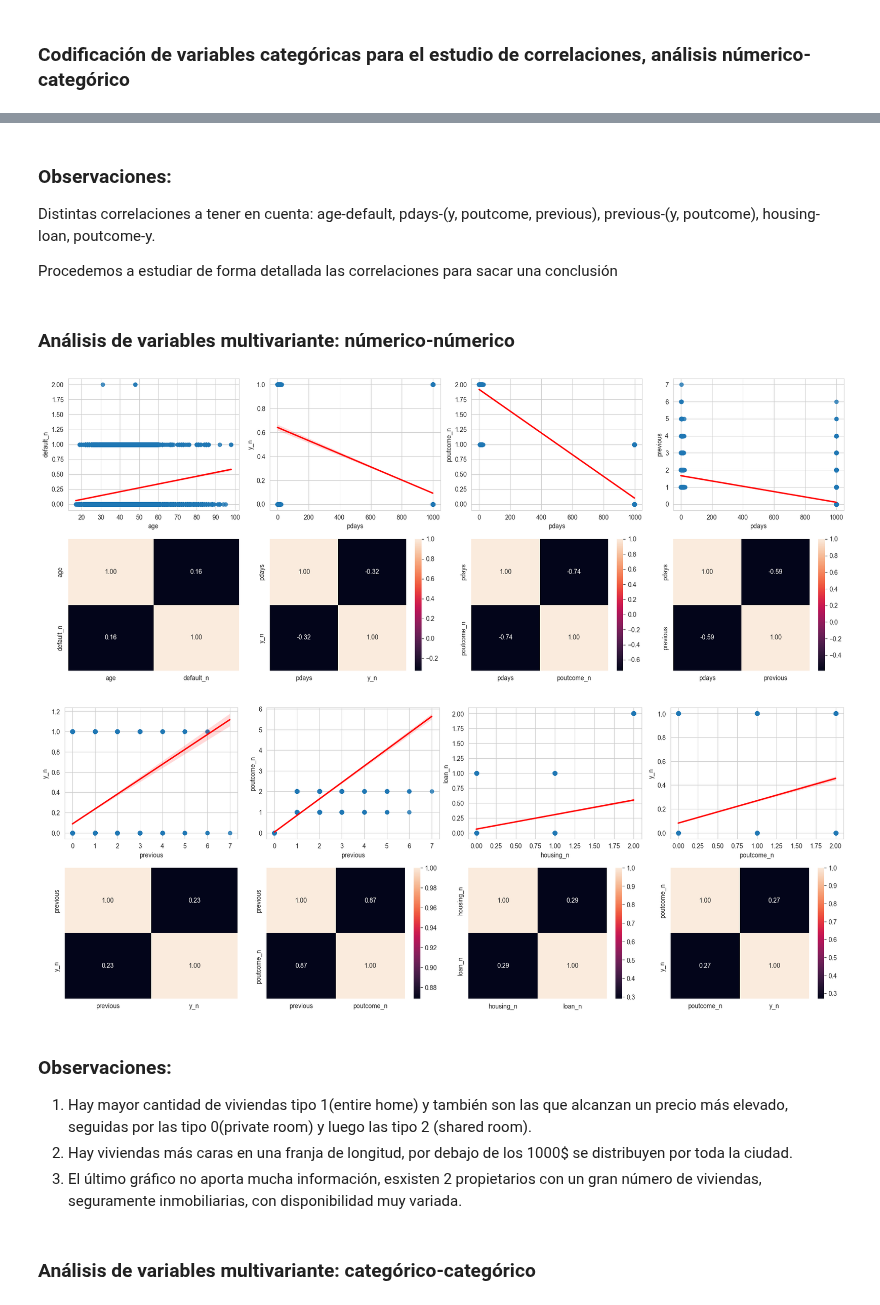
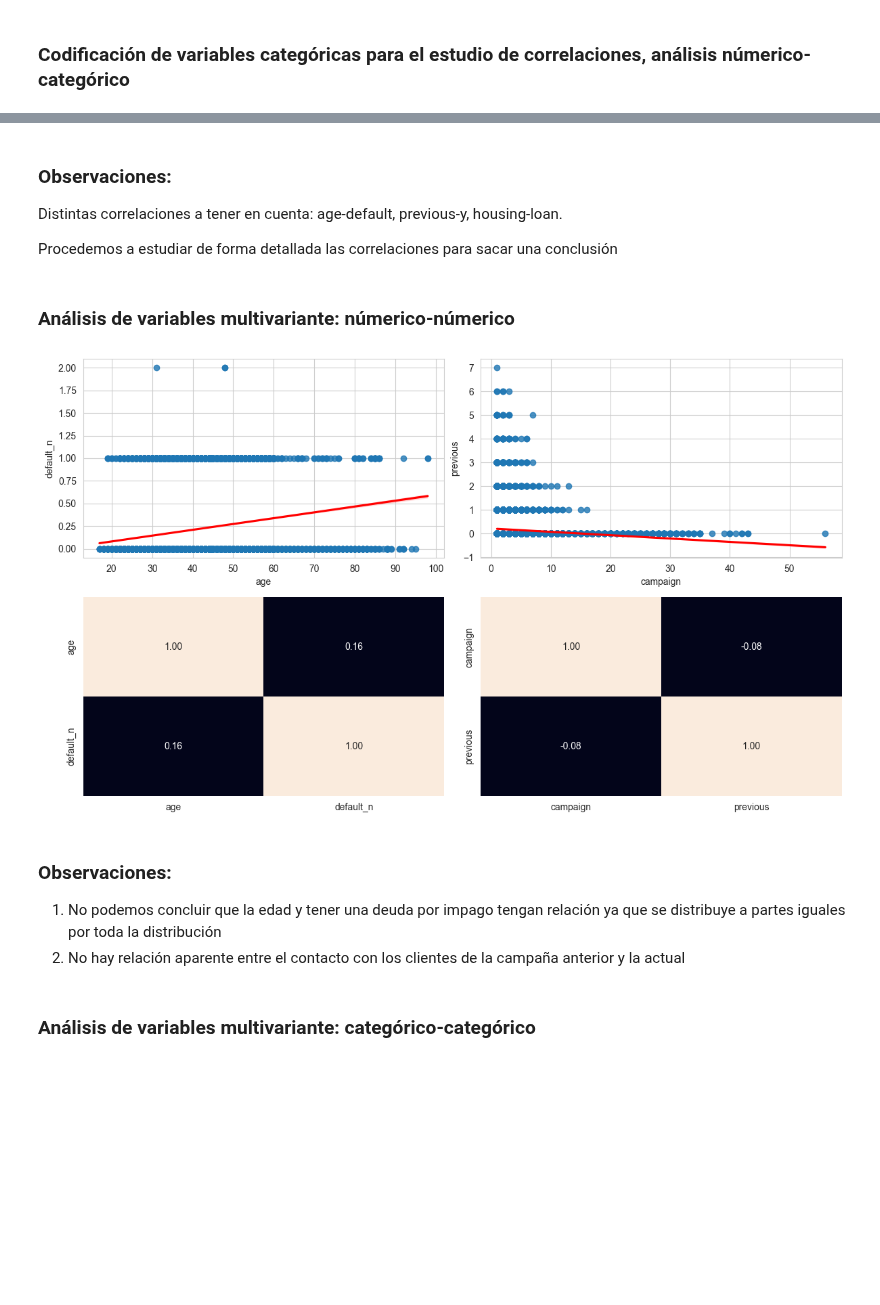
Before and after one commit to 4GeeksAcademy/sayons-intro-ml-new, a Jupyter notebook: src/01-logistic-regression.ipynb, the cells around one changed output, grey strips where cells are left out. Saved outputs shown, nothing was run; the diff lists cells and outputs as text; code cells hidden in the pictures; blank space fills up the shorter version.

```diff
--- a/src/01-logistic-regression.ipynb
+++ b/src/01-logistic-regression.ipynb
@@ -201,5 +192,5 @@ Index(['age', 'job', 'marital', 'education', 'default', 'housing', 'loan',
 # %%
 df.drop(['marital', 'education', 'emp.var.rate', 'cons.price.idx', 'cons.conf.idx', 'euribor3m',
-          'nr.employed', 'contact', 'month','day_of_week', 'duration' ], axis = 1, inplace = True)
+          'nr.employed', 'contact', 'month','day_of_week', 'duration', 'pdays', 'poutcome' ], axis = 1, inplace = True)
 df.head()
 # %% [output]
@@ -312,5 +256,4 @@ df["job_n"] = pd.factorize(df["job"])[0]
 df["default_n"] = pd.factorize(df["default"])[0]
 df["housing_n"] = pd.factorize(df["housing"])[0]
 df["loan_n"] = pd.factorize(df["loan"])[0]
-df["poutcome_n"] = pd.factorize(df["poutcome"])[0]
 df["y_n"] = pd.factorize(df["y"])[0]
@@ -366,65 +269,28 @@ plt.show()
 # %% [markdown]
 ### Observaciones:
-Distintas correlaciones a tener en cuenta: age-default, pdays-(y, poutcome, previous), previous-(y, poutcome), housing-loan, poutcome-y.
+Distintas correlaciones a tener en cuenta: age-default, previous-y, housing-loan.
 
 Procedemos a estudiar de forma detallada las correlaciones para sacar una conclusión
 # %% [markdown]
 ### Análisis de variables multivariante: númerico-númerico
 # %%
 corr_age_default = df[["age", "default_n"]].corr()
-corr_pdays_y = df[["pdays", "y_n"]].corr()
-corr_pdays_poutcome = df[["pdays", "poutcome_n"]].corr()
-corr_pdays_previous = df[["pdays", "previous"]].corr()
-
-fig, axis = plt.subplots(2, 4, figsize=(18, 7))
+corr_campaign_previous = df[["campaign", "previous"]].corr()
+fig, axis = plt.subplots(2, 2, figsize=(12, 7))
 sns.set_style("whitegrid")
-
-sns.regplot(ax=axis[0, 0], data=df, x="age", y="default_n", line_kws={'color': 'red'})
-sns.heatmap(ax=axis[1, 0], data=corr_age_default, annot=True, fmt=".2f", cbar=False)
-
-sns.regplot(ax=axis[0, 1], data=df, x="pdays", y="y_n", line_kws={'color': 'red'})
-sns.heatmap(ax=axis[1, 1], data=corr_pdays_y, annot=True, fmt=".2f")
-
-sns.regplot(ax=axis[0, 2], data=df, x="pdays", y="poutcome_n", line_kws={'color': 'red'})
-sns.heatmap(ax=axis[1, 2], data=corr_pdays_poutcome, annot=True, fmt=".2f")
-
-sns.regplot(ax=axis[0, 3], data=df, x="pdays", y="previous", line_kws={'color': 'red'})
-sns.heatmap(ax=axis[1, 3], data=corr_pdays_previous, annot=True, fmt=".2f")
-
+sns.regplot(ax=axis[0,0], data=df, x="age", y="default_n", line_kws={'color': 'red'})
+sns.heatmap(ax=axis[1,0], data=corr_age_default, annot=True, fmt=".2f", cbar=False)
+sns.regplot(ax=axis[0,1], data=df, x="campaign", y="previous", line_kws={'color': 'red'})
+sns.heatmap(ax=axis[1,1], data=corr_campaign_previous, annot=True, fmt=".2f", cbar=False)
 plt.tight_layout()
 plt.show()
 # %% [output]
-[figure, old version]
+[figure, new version]
-# %%
-corr_previous_y = df[["previous", "y_n"]].corr()
-corr_previous_poutcome = df[["previous", "poutcome_n"]].corr()
-corr_housing_loan = df[["housing_n", "loan_n"]].corr()
-corr_poutcome_y = df[["poutcome_n", "y_n"]].corr()
-
-fig, axis = plt.subplots(2, 4, figsize=(18, 7))
-sns.set_style("whitegrid")
-
-sns.regplot(ax=axis[0, 0], data=df, x="previous", y="y_n", line_kws={'color': 'red'})
-sns.heatmap(ax=axis[1, 0], data=corr_previous_y, annot=True, fmt=".2f", cbar=False)
-
-sns.regplot(ax=axis[0, 1], data=df, x="previous", y="poutcome_n", line_kws={'color': 'red'})
-sns.heatmap(ax=axis[1, 1], data=corr_previous_poutcome, annot=True, fmt=".2f")
-
-sns.regplot(ax=axis[0, 2], data=df, x="housing_n", y="loan_n", line_kws={'color': 'red'})
-sns.heatmap(ax=axis[1, 2], data=corr_housing_loan, annot=True, fmt=".2f")
-
-sns.regplot(ax=axis[0, 3], data=df, x="poutcome_n", y="y_n", line_kws={'color': 'red'})
-sns.heatmap(ax=axis[1, 3], data=corr_poutcome_y, annot=True, fmt=".2f")
-
-plt.tight_layout()
-plt.show()
-# %% [output]
-[figure, removed]
 # %% [markdown]
 ### Observaciones:
-1. Hay mayor cantidad de viviendas tipo 1(entire home) y también son las que alcanzan un precio más elevado, seguidas por las tipo 0(private room) y luego las tipo 2 (shared room).
-2. Hay viviendas más caras en una franja de longitud, por debajo de los 1000$ se distribuyen por toda la ciudad.
-3. El último gráfico no aporta mucha información, esxisten 2 propietarios con un gran número de viviendas, seguramente inmobiliarias, con disponibilidad muy variada.
+
+1. No podemos concluir que la edad y tener una deuda por impago tengan relación ya que se distribuye a partes iguales por toda la distribución
+2. No hay relación aparente entre el contacto con los clientes de la campaña anterior y la actual
 # %% [markdown]
 ### Análisis de variables multivariante: categórico-categórico
 # %%
```
Also changed, not shown: parts of 72 cells of this notebook, 1 other file.
